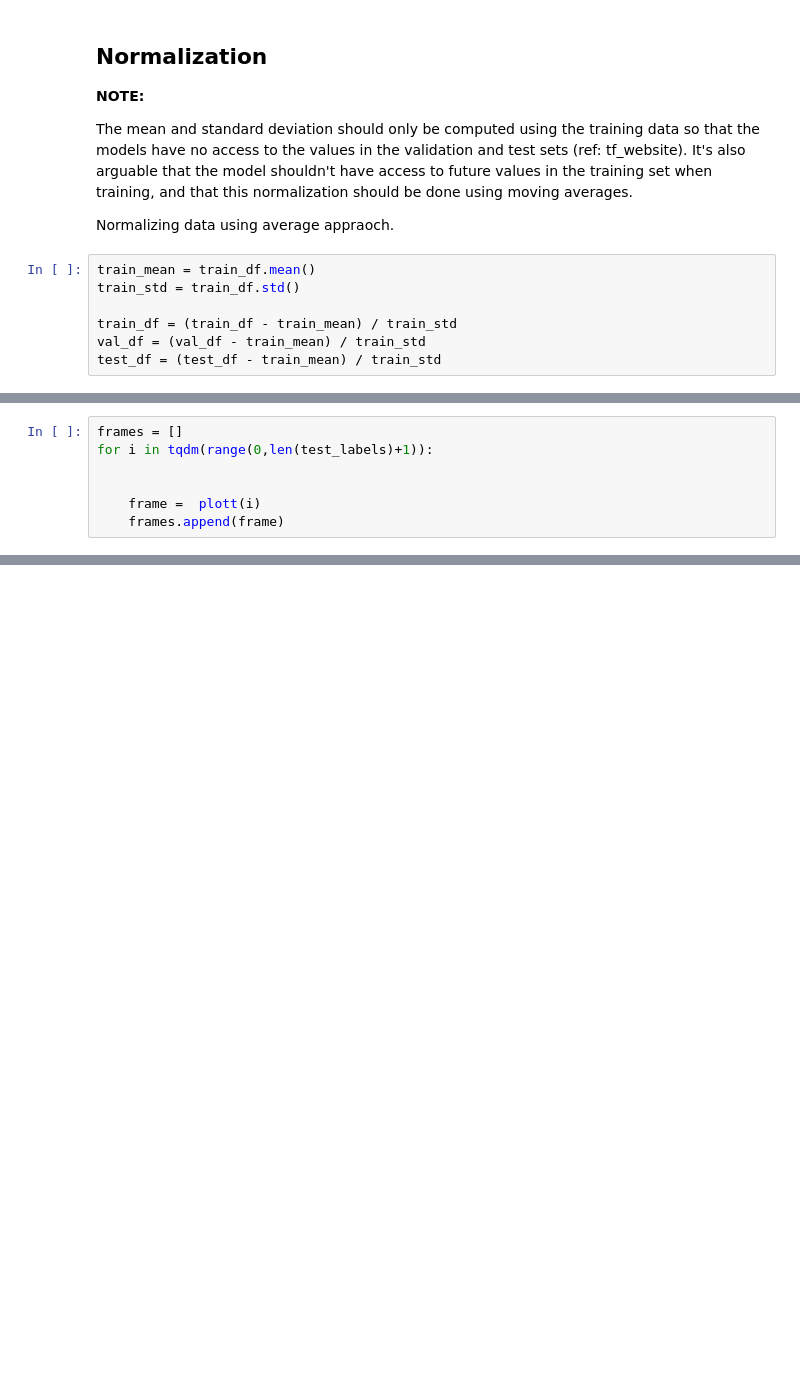
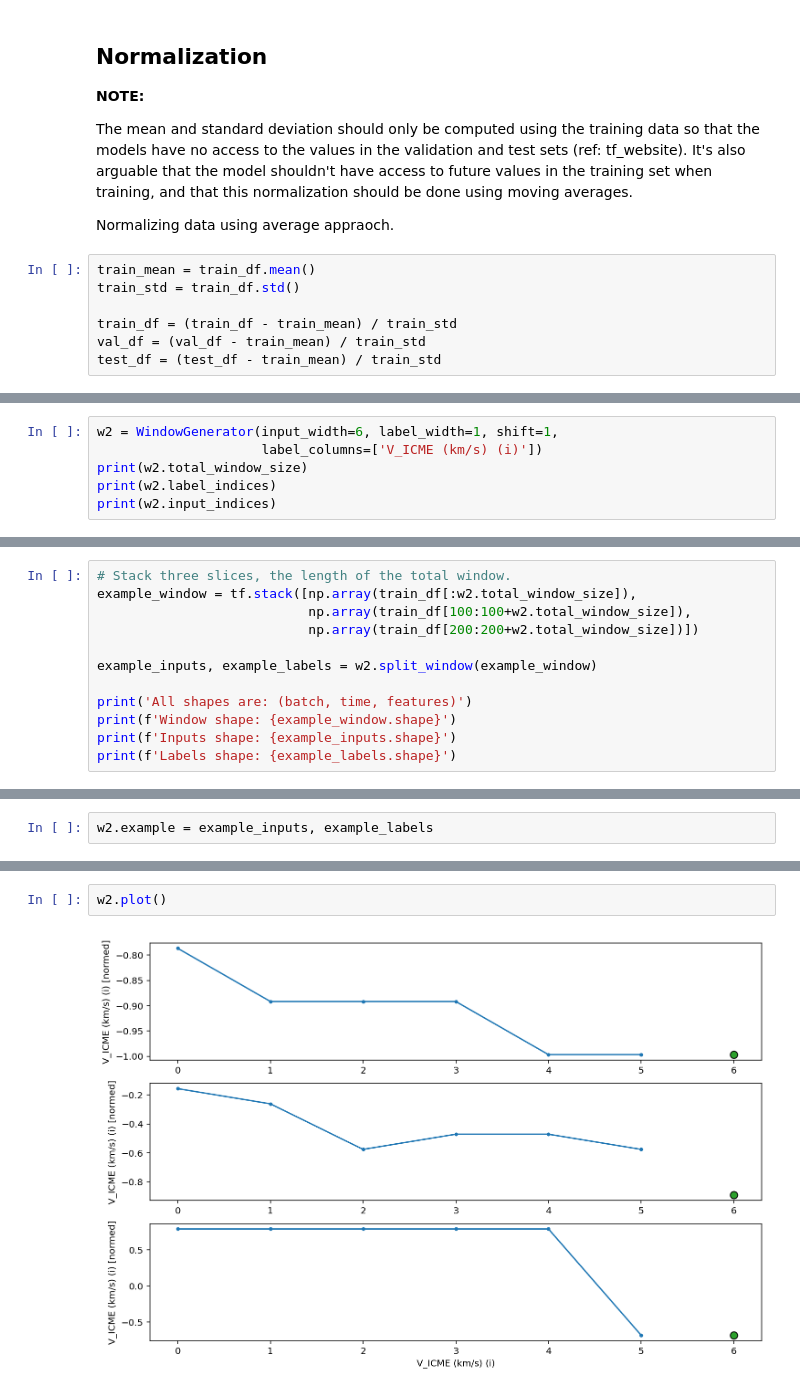
Before and after one commit to Atashnezhad/CME_forcast, a Jupyter notebook: Codes/P04_01_tf.ipynb, the cells around one changed output, grey strips where cells are left out. Saved outputs shown, nothing was run; the diff lists cells and outputs as text; blank space fills up the shorter version.

```diff
--- a/Codes/P04_01_tf.ipynb
+++ b/Codes/P04_01_tf.ipynb
@@ -653,7 +332,0 @@ plott(ahead=3)
-# %%
-frames = []
-for i in tqdm(range(0,len(test_labels)+1)):
-
-
-    frame =  plott(i)
-    frames.append(frame)
@@ -720,0 +408,6 @@ The DNN does not encounter overfitting however applying small networks is not he
+# %%
+w2 = WindowGenerator(input_width=6, label_width=1, shift=1,
+                     label_columns=['V_ICME (km/s) (i)'])
+print(w2.total_window_size)
+print(w2.label_indices)
+print(w2.input_indices)
@@ -720,0 +437,12 @@ The DNN does not encounter overfitting however applying small networks is not he
+# %%
+# Stack three slices, the length of the total window.
+example_window = tf.stack([np.array(train_df[:w2.total_window_size]),
+                           np.array(train_df[100:100+w2.total_window_size]),
+                           np.array(train_df[200:200+w2.total_window_size])])
+
+example_inputs, example_labels = w2.split_window(example_window)
+
+print('All shapes are: (batch, time, features)')
+print(f'Window shape: {example_window.shape}')
+print(f'Inputs shape: {example_inputs.shape}')
+print(f'Labels shape: {example_labels.shape}')
@@ -720,0 +456,2 @@ The DNN does not encounter overfitting however applying small networks is not he
+# %%
+w2.example = example_inputs, example_labels
@@ -720,0 +501,4 @@ The DNN does not encounter overfitting however applying small networks is not he
+# %%
+w2.plot()
+# %% [output]
+[figure, added]
```
Also changed, not shown: parts of 156 cells of this notebook, 9 other files.
